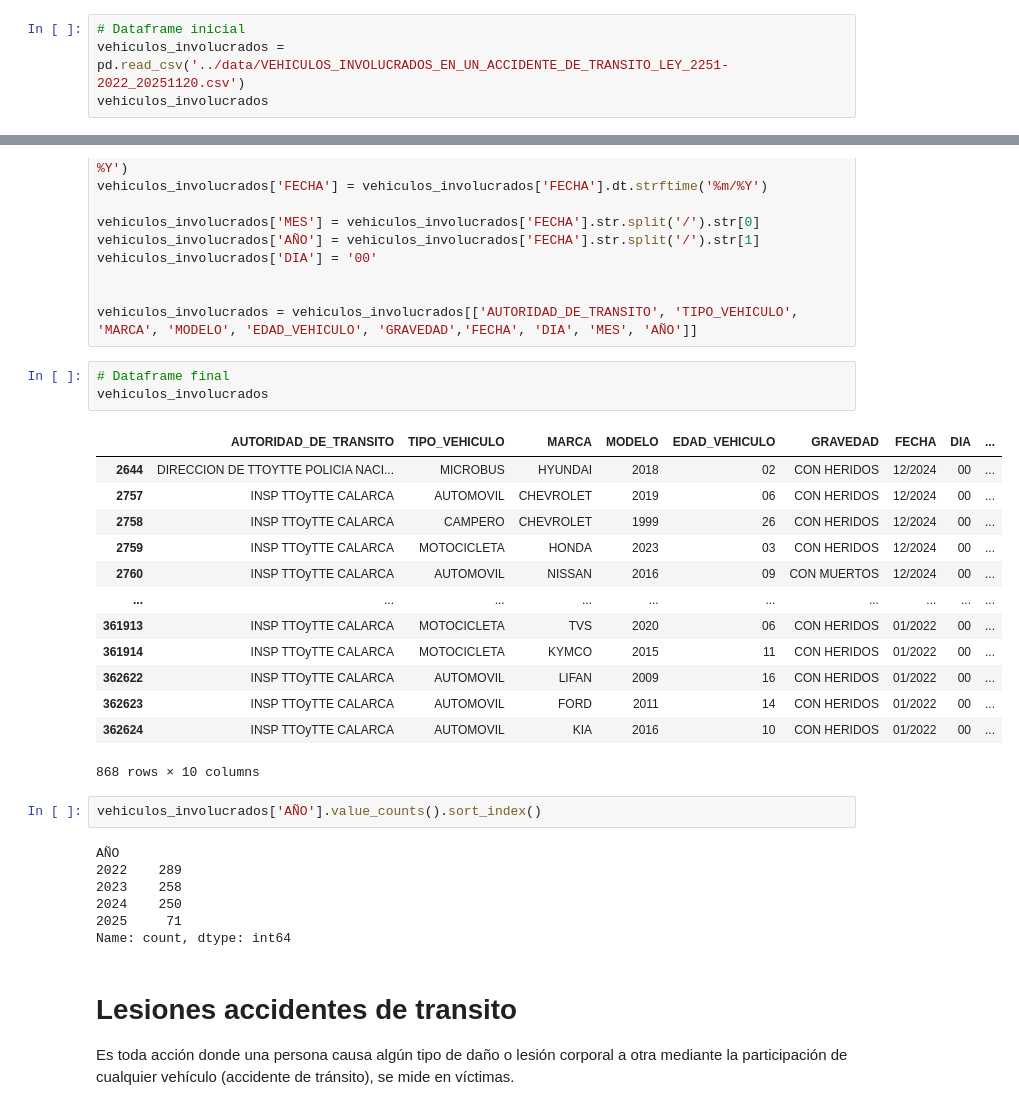
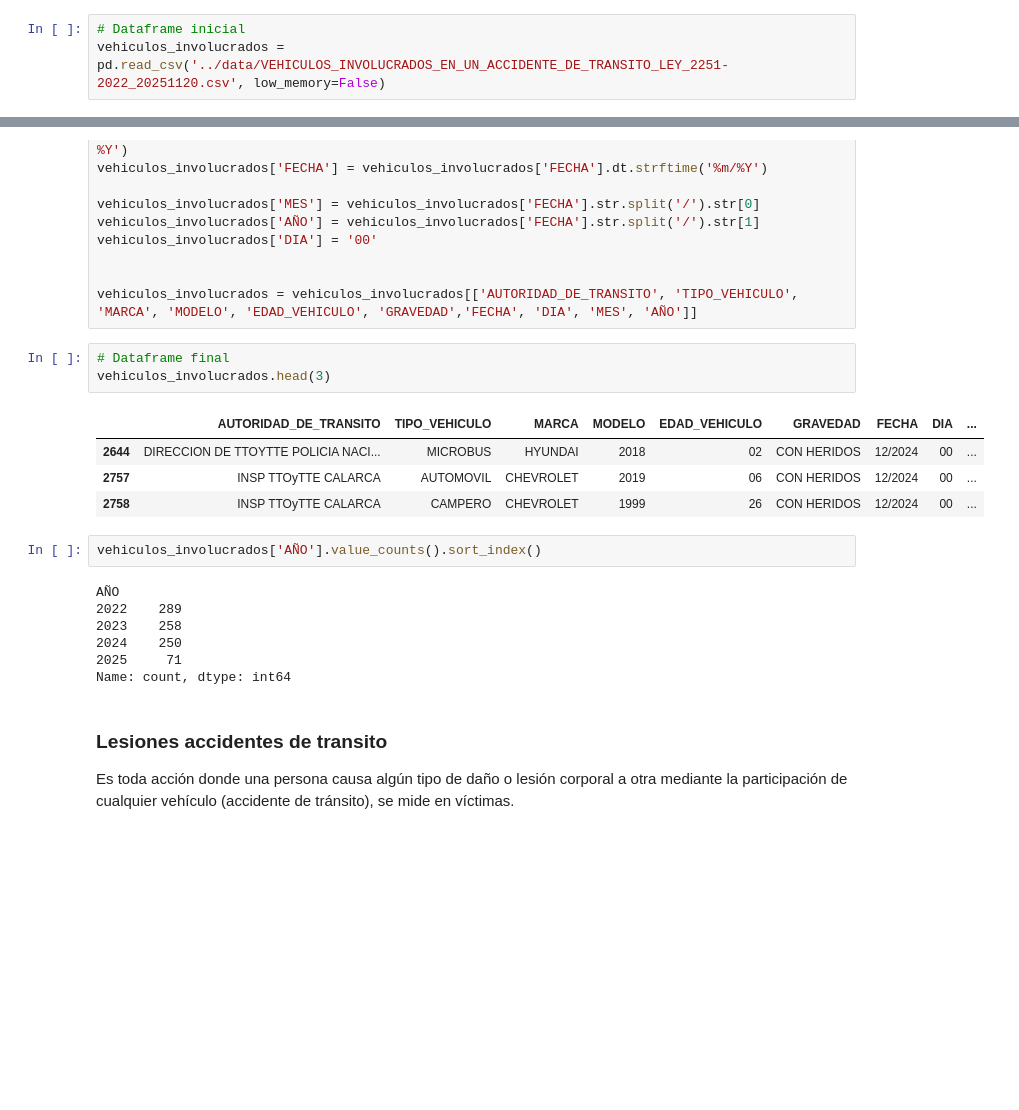
Before and after one commit to Datos-al-Ecosistema-2025-Grupo-190/calarca-en-ruedas, a Jupyter notebook: src/estandarizacion.ipynb, the cells around one changed output, grey strips where cells are left out. Drawn from its saved outputs; the diff is of its cells as text; blank space fills up the shorter version.

```diff
--- a/src/estandarizacion.ipynb
+++ b/src/estandarizacion.ipynb
@@ -186,5 +162,4 @@ vehiculos_matriculados
 Registro Único Nacional de Tránsito (RUNT) publica anualmente un registro consolidado de los vehículos que estuvieron involucrados en siniestros de tránsito con resultado de muerte o lesión.
 # %%
 # Dataframe inicial
-vehiculos_involucrados = pd.read_csv('../data/VEHICULOS_INVOLUCRADOS_EN_UN_ACCIDENTE_DE_TRANSITO_LEY_2251-2022_20251120.csv')
-vehiculos_involucrados
+vehiculos_involucrados = pd.read_csv('../data/VEHICULOS_INVOLUCRADOS_EN_UN_ACCIDENTE_DE_TRANSITO_LEY_2251-2022_20251120.csv', low_memory=False)
@@ -230,21 +198,12 @@ vehiculos_involucrados['DIA'] = '00'
 vehiculos_involucrados = vehiculos_involucrados[['AUTORIDAD_DE_TRANSITO', 'TIPO_VEHICULO', 'MARCA', 'MODELO', 'EDAD_VEHICULO', 'GRAVEDAD','FECHA', 'DIA', 'MES', 'AÑO']]
 # %%
 # Dataframe final
-vehiculos_involucrados
+vehiculos_involucrados.head(3)
 # %% [output]
 |  | AUTORIDAD_DE_TRANSITO | TIPO_VEHICULO | MARCA | MODELO | EDAD_VEHICULO | GRAVEDAD | FECHA | DIA | ... |
 | 2644 | DIRECCION DE TTOYTTE POLICIA NACI... | MICROBUS | HYUNDAI | 2018 | 02 | CON HERIDOS | 12/2024 | 00 | ... |
 | 2757 | INSP TTOyTTE CALARCA | AUTOMOVIL | CHEVROLET | 2019 | 06 | CON HERIDOS | 12/2024 | 00 | ... |
 | 2758 | INSP TTOyTTE CALARCA | CAMPERO | CHEVROLET | 1999 | 26 | CON HERIDOS | 12/2024 | 00 | ... |
-| 2759 | INSP TTOyTTE CALARCA | MOTOCICLETA | HONDA | 2023 | 03 | CON HERIDOS | 12/2024 | 00 | ... |
-| 2760 | INSP TTOyTTE CALARCA | AUTOMOVIL | NISSAN | 2016 | 09 | CON MUERTOS | 12/2024 | 00 | ... |
-| ... | ... | ... | ... | ... | ... | ... | ... | ... | ... |
-| 361913 | INSP TTOyTTE CALARCA | MOTOCICLETA | TVS | 2020 | 06 | CON HERIDOS | 01/2022 | 00 | ... |
-| 361914 | INSP TTOyTTE CALARCA | MOTOCICLETA | KYMCO | 2015 | 11 | CON HERIDOS | 01/2022 | 00 | ... |
-| 362622 | INSP TTOyTTE CALARCA | AUTOMOVIL | LIFAN | 2009 | 16 | CON HERIDOS | 01/2022 | 00 | ... |
-| 362623 | INSP TTOyTTE CALARCA | AUTOMOVIL | FORD | 2011 | 14 | CON HERIDOS | 01/2022 | 00 | ... |
-| 362624 | INSP TTOyTTE CALARCA | AUTOMOVIL | KIA | 2016 | 10 | CON HERIDOS | 01/2022 | 00 | ... |
-868 rows × 10 columns
 # %%
 vehiculos_involucrados['AÑO'].value_counts().sort_index()
 # %% [output]
@@ -255,7 +214,7 @@ AÑO
 2025     71
 Name: count, dtype: int64
 # %% [markdown]
-# Lesiones accidentes de transito
+### Lesiones accidentes de transito
 
 Es toda acción donde una persona causa algún tipo de daño o lesión corporal a otra
 mediante la participación de cualquier vehículo (accidente de tránsito), se mide en víctimas.
```
Also changed, not shown: parts of 71 cells of this notebook, 1 other file.
